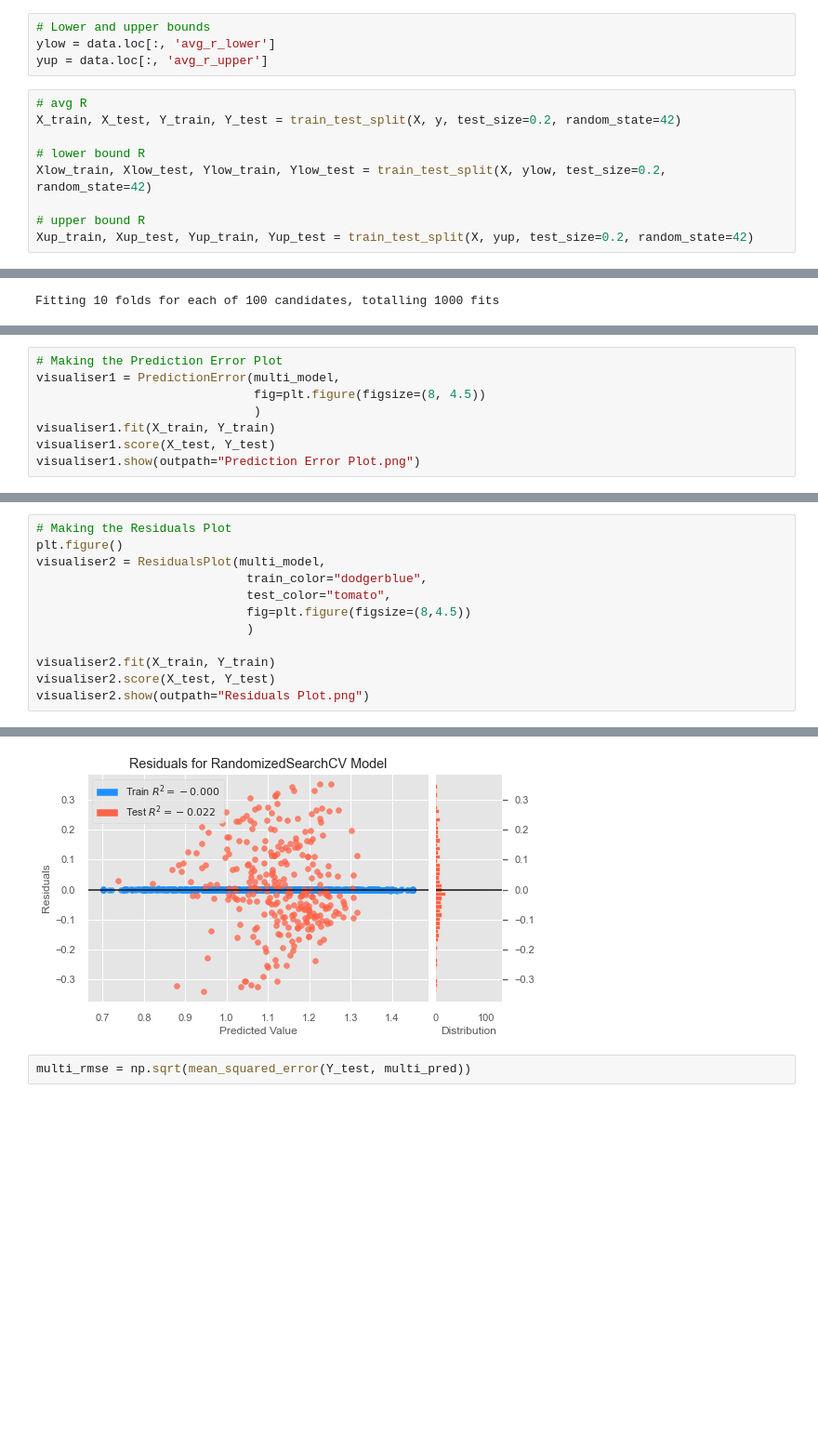
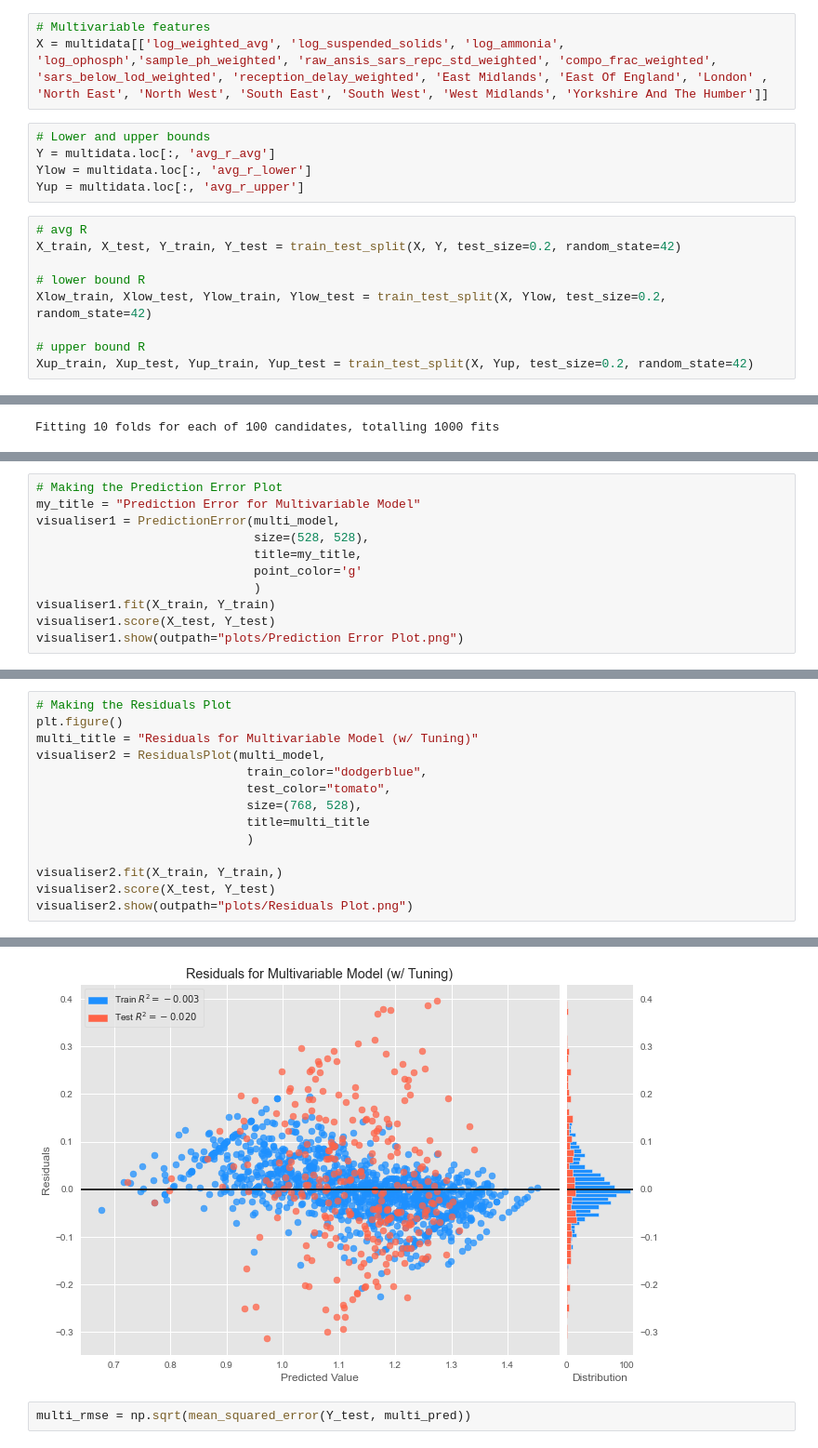
Before and after one commit to florencema1/rtestww, a Jupyter notebook: xgboost.ipynb, the cells around one changed output, grey strips where cells are left out. Shown at 93% size. Drawn from its saved outputs; the diff is of its cells as text; blank space fills up the shorter version.

```diff
--- a/xgboost.ipynb
+++ b/xgboost.ipynb
@@ -124,16 +141,20 @@ X = data[['log_weighted_avg', 'log_suspended_solids', 'log_ammonia', 'log_ophosp
+# %%
+# Multivariable features
+X = multidata[['log_weighted_avg', 'log_suspended_solids', 'log_ammonia', 'log_ophosph','sample_ph_weighted', 'raw_ansis_sars_repc_std_weighted', 'compo_frac_weighted', 'sars_below_lod_weighted', 'reception_delay_weighted', 'East Midlands', 'East Of England', 'London' , 'North East', 'North West', 'South East', 'South West', 'West Midlands', 'Yorkshire And The Humber']]
 # %%
 # Lower and upper bounds
-ylow = data.loc[:, 'avg_r_lower']
-yup = data.loc[:, 'avg_r_upper']
+Y = multidata.loc[:, 'avg_r_avg']
+Ylow = multidata.loc[:, 'avg_r_lower']
+Yup = multidata.loc[:, 'avg_r_upper']
 # %%
 # avg R
-X_train, X_test, Y_train, Y_test = train_test_split(X, y, test_size=0.2, random_state=42)
+X_train, X_test, Y_train, Y_test = train_test_split(X, Y, test_size=0.2, random_state=42)
 
 # lower bound R
-Xlow_train, Xlow_test, Ylow_train, Ylow_test = train_test_split(X, ylow, test_size=0.2, random_state=42)
+Xlow_train, Xlow_test, Ylow_train, Ylow_test = train_test_split(X, Ylow, test_size=0.2, random_state=42)
 
 # upper bound R
-Xup_train, Xup_test, Yup_train, Yup_test = train_test_split(X, yup, test_size=0.2, random_state=42)
+Xup_train, Xup_test, Yup_train, Yup_test = train_test_split(X, Yup, test_size=0.2, random_state=42)
 # %%
 # Build model for avg R
 multi_model, multi_pred = algorithm_pipeline(X_train, X_test, Y_train, xgbr, param_grid, cv=10)
@@ -152,9 +173,12 @@ multi_model.best_params_
 # %%
 # Making the Prediction Error Plot
+my_title = "Prediction Error for Multivariable Model"
 visualiser1 = PredictionError(multi_model,
-                              fig=plt.figure(figsize=(8, 4.5))
+                              size=(528, 528),
+                              title=my_title,
+                              point_color='g'
                               )
 visualiser1.fit(X_train, Y_train)
 visualiser1.score(X_test, Y_test)
-visualiser1.show(outpath="Prediction Error Plot.png")
+visualiser1.show(outpath="plots/Prediction Error Plot.png")
 # %% [output]
@@ -163,13 +187,15 @@ visualiser1.show(outpath="Prediction Error Plot.png")
 # %%
 # Making the Residuals Plot
 plt.figure()
+multi_title = "Residuals for Multivariable Model (w/ Tuning)"
 visualiser2 = ResidualsPlot(multi_model,
                              train_color="dodgerblue",
                              test_color="tomato",
-                             fig=plt.figure(figsize=(8,4.5))
+                             size=(768, 528),
+                             title=multi_title
                              )
 
-visualiser2.fit(X_train, Y_train)
+visualiser2.fit(X_train, Y_train,)
 visualiser2.score(X_test, Y_test)
-visualiser2.show(outpath="Residuals Plot.png")
+visualiser2.show(outpath="plots/Residuals Plot.png")
 # %% [output]
@@ -178,4 +203,4 @@ visualiser2.show(outpath="Residuals Plot.png")
-[figure, old version]
+[figure, new version]
 # %%
 multi_rmse = np.sqrt(mean_squared_error(Y_test, multi_pred))
 # %%
```
Also changed, not shown: parts of 20 cells of this notebook, 22 other files.
